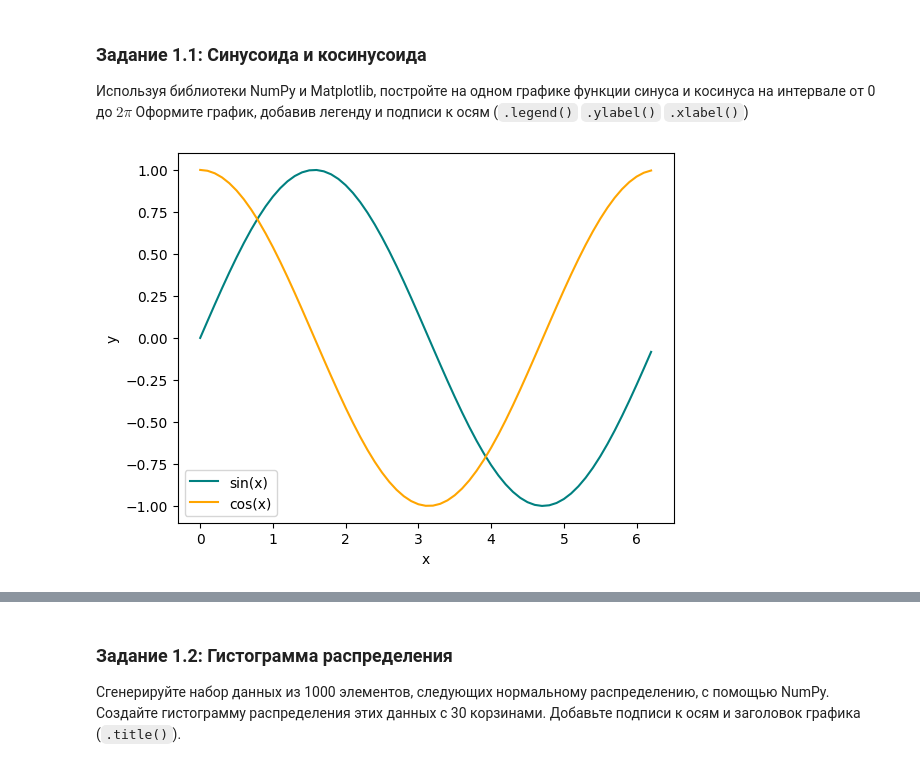
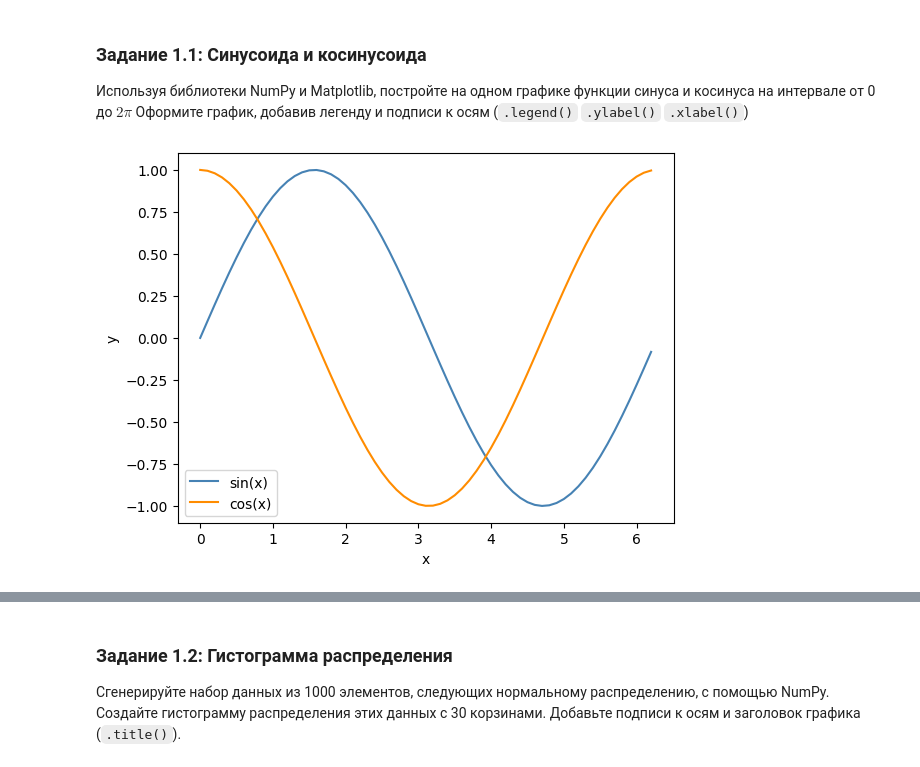
Before and after one commit to GDVevo/ml_uni, a Jupyter notebook: Практическая_работа_№2_Matplotlib_Plotly.ipynb, the cells around one changed output, grey strips where cells are left out. Saved outputs shown, nothing was run; the diff lists cells and outputs as text; code cells hidden in the pictures.

```diff
--- a/Практическая_работа_№2_Matplotlib_Plotly.ipynb
+++ b/Практическая_работа_№2_Matplotlib_Plotly.ipynb
@@ -19,18 +19,18 @@
 # %%
 # Ваш код
 import numpy as np
 import matplotlib.pyplot as plt
 fig = plt.subplot()
 
 x = np.arange(0, 2*np.pi, 0.1)
 plt.ylabel("y")
 plt.xlabel("x")
-plt.plot(x, np.sin(x), label="sin(x)", color="teal")
-plt.plot(x, np.cos(x), label="cos(x)", color="orange")
+plt.plot(x, np.sin(x), label="sin(x)", color="steelblue")
+plt.plot(x, np.cos(x), label="cos(x)", color="darkorange")
 plt.legend()
 plt.show()
 # %% [output]
-[figure, old version]
+[figure, new version]
 # %% [markdown]
 ![image.png](embedded-picture-1)
 # %% [markdown]
```
Also changed, not shown: parts of 10 cells of this notebook.
